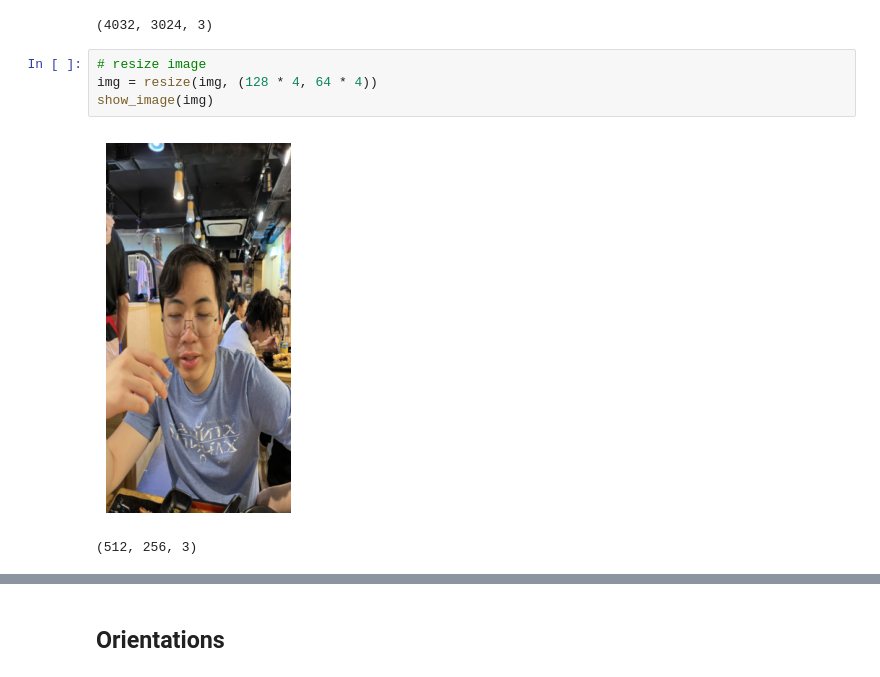
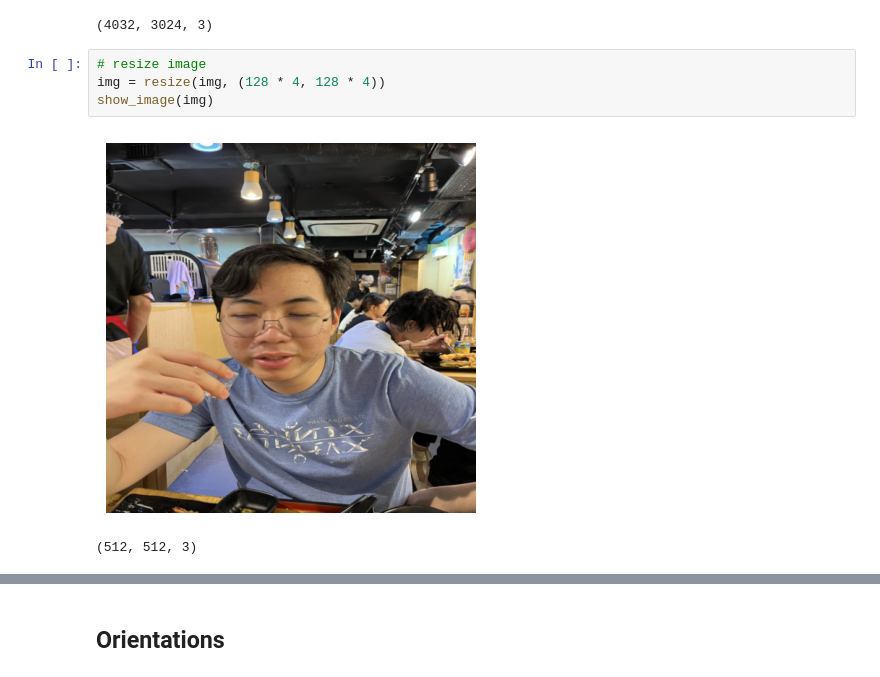
Before and after one commit to fongc123/notes, a Jupyter notebook: src/image processing/hog.ipynb, the cells around one changed output, grey strips where cells are left out. Drawn from its saved outputs; the diff is of its cells as text.

```diff
--- a/src/image processing/hog.ipynb
+++ b/src/image processing/hog.ipynb
@@ -24,8 +48,8 @@ show_image(img)
 (4032, 3024, 3)
 # %%
 # resize image
-img = resize(img, (128 * 4, 64 * 4))
+img = resize(img, (128 * 4, 128 * 4))
 show_image(img)
 # %% [output]
-[figure, old version]
+[figure, new version]
-(512, 256, 3)
+(512, 512, 3)
```
Also changed, not shown: parts of 11 cells of this notebook, 1 other file.
